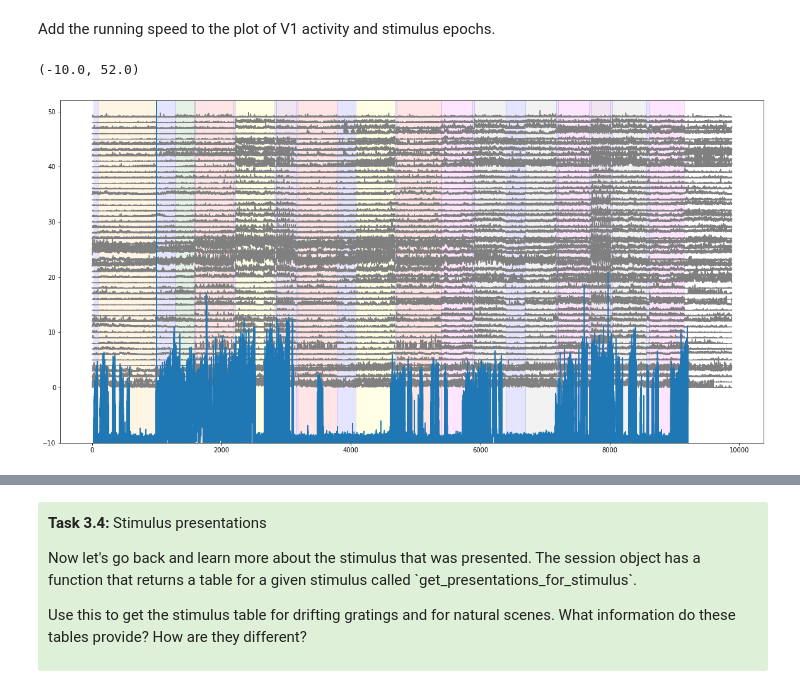
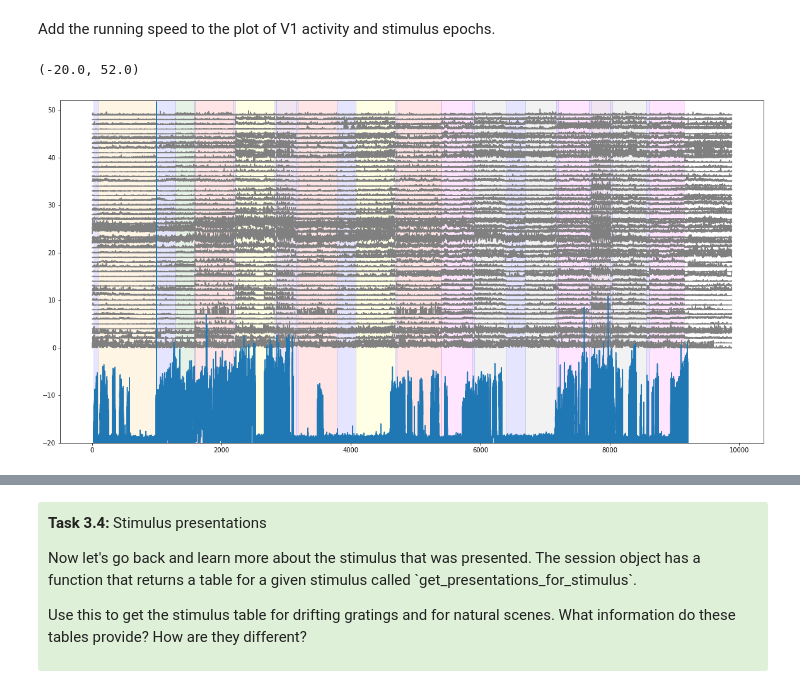
Before and after one commit to AllenInstitute/swdb_2021, a Jupyter notebook: DynamicBrain/Neuropixels_walkthrough.ipynb, the cells around one changed output, grey strips where cells are left out. Cells and saved outputs as stored; diff of their text form; code cells hidden in the pictures.

```diff
--- a/DynamicBrain/Neuropixels_walkthrough.ipynb
+++ b/DynamicBrain/Neuropixels_walkthrough.ipynb
@@ -592,18 +632,18 @@ Add the running speed to the plot of V1 activity and stimulus epochs.
 # %%
 plt.figure(figsize=(20,10))
 for i in range(numunits):
     plt.plot(i+(v1_binned[i,:]/30.), color='gray')
 
 #scale the running speed and offset it on the plot
-plt.plot(session.running_speed.end_time, (0.3*session.running_speed.velocity)-10)
+plt.plot(session.running_speed.end_time, (0.3*session.running_speed.velocity)-20)
 
 colors = ['blue','orange','green','red','yellow','purple','magenta','gray','lightblue']
 for c, stim_name in enumerate(session.stimulus_names):
     stim = stimulus_epochs[stimulus_epochs.stimulus_name==stim_name]
     for j in range(len(stim)):
         plt.axvspan(xmin=stim["start_time"].iloc[j], xmax=stim["stop_time"].iloc[j], color=colors[c], alpha=0.1)
 
-plt.ylim(-10,52)
+plt.ylim(-20,52)
 # %% [output]
-(-10.0, 52.0)
+(-20.0, 52.0)
-[figure, old version]
+[figure, new version]
```
Also changed, not shown: parts of 19 cells of this notebook.
